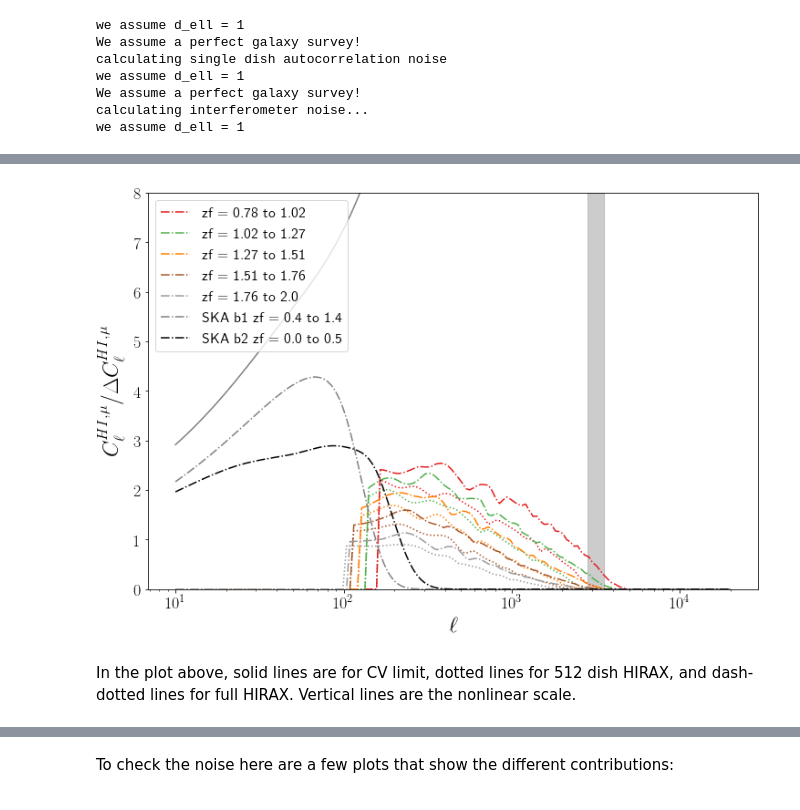
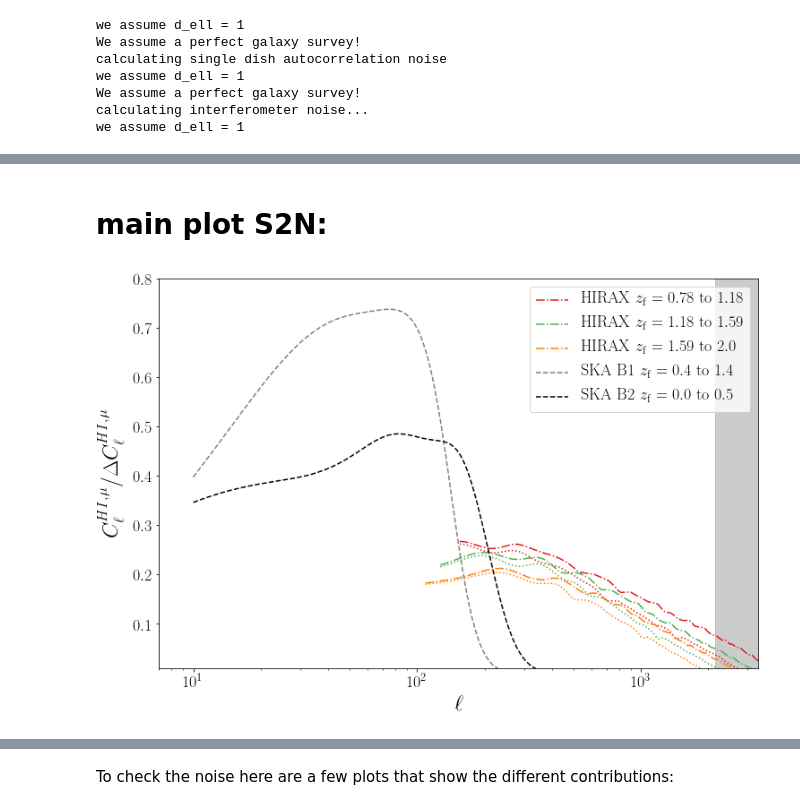
Before and after one commit to amadeuswi/MagBias, a Jupyter notebook: S2N.ipynb, the cells around one changed output, grey strips where cells are left out. Cells and saved outputs as stored; diff of their text form; code cells hidden in the pictures.

```diff
--- a/S2N.ipynb
+++ b/S2N.ipynb
@@ -5,6 +5,7 @@ from __future__ import division
 import os
 import sys
 from scipy import integrate, optimize
+
 from scipy.interpolate import interp2d, interp1d
 
 import numpy as np
@@ -15,7 +16,7 @@ import matplotlib.pyplot as P
 from time import clock
 
 
-matplotlib.rcParams['figure.figsize'] = (7, 5)
+matplotlib.rcParams['figure.figsize'] = (9, 6)
 P.rcParams['text.usetex'] = True  # not really needed
 P.rcParams['text.latex.preamble'] = [r'\usepackage{amsmath}'] #for \text command
 P.rcParams["font.size"] = 24
@@ -467,0 +508,15 @@ we assume d_ell = 1
+# %%
+
+#######NOW CALCULATE S2N FOR SKA
+
+
+#bg:
+zbbmax_b2 = zmax_of_MAXMAG(mso_b2)
+zbmin_b2, zbmax_b2, zb_b2, dzb_b2 = get_bg_bin_for_fgzmax(zmax_b2, bzmax = zbbmax_b2, bufferz = buffer_z)
+
+
+S2N_SKAb1_LSST = S2N_of_mstar_and_zf(mso_b1, ltab, zmin_b1, zmax_b1, bufferz = buffer_z)
+S2N_SKAb2_LSST = S2N_of_mstar_and_zf(mso_b2, ltab, zmin_b2, zmax_b2, bufferz = buffer_z)
+
+S2N_CV_b1 = S2N_of_mstar_and_zf(mso_b1, ltab, zmin_b1, zmax_b1, bufferz = buffer_z, SURVEY = "CV")
+S2N_CV_b2 = S2N_of_mstar_and_zf(mso_b2, ltab, zmin_b2, zmax_b2, bufferz = buffer_z, SURVEY = "CV")
@@ -468,45 +746,53 @@ we assume d_ell = 1
+# %% [markdown]
+# main plot S2N:
 # %%
 #plotting HIRAX and SKA for different binnings:
 
 fig = P.figure(figsize = (12,8)); ax1 = fig.add_subplot(111);
 
 
-color_array = np.linspace(0,1, NBIN)
 
 for i in range(NBIN):
     ci = color_array[i]
-    zfmax_now = np.around(zffli[i] + dzHIRAX,2)
-    zfmin_now = np.around(zffli[i] - dzHIRAX,2)
-    ax1.semilogx(ltab, S2Nlist_full[i],
-                 label = "zf = {} to {}".format(zfmin_now, zfmax_now),
+    zfmax_now = np.around(zHIRAX_meanbin[i] + dzHIRAX,2)
+    zfmin_now = np.around(zHIRAX_meanbin[i] - dzHIRAX,2)
+
+    plotcond = (S2Nlist_full[i] > 1e-5)
+    plotcond512 = (S2Nlist_512[i] > 1e-5)
+    ax1.semilogx(ltab[plotcond], S2Nlist_full[i][plotcond],
+                 label = r"$\mathrm{{~HIRAX~}} z_\mathrm{{f}} = {} \mathrm{{~to~}} {}$".format(zfmin_now, zfmax_now),
                  color=P.cm.Set1(ci), ls = "-.")
-    ax1.semilogx(ltab, S2Nlist_512[i],
+    ax1.semilogx(ltab[plotcond512], S2Nlist_512[i][plotcond512],
                  color=P.cm.Set1(ci), ls = ":")
 #     ax1.semilogx(ltab, S2N_CVlist[i], ls = "-",
 #                  color=P.cm.Set1(ci))
 #     ax1.axvline(ellNL[i],
 #                color=P.cm.Set1(ci))
 
+
+
 ax1.fill_between( np.array( [ellNL[0],ellNL[-1] ]), -10, 100, color = 'grey', alpha = 0.4)
 # ax1.semilogx(ltab, S2N_CVlist[0], ls = "-", color='black')
 #SKA:
 ax1.semilogx(ltab, S2N_SKAb1_LSST,
-             label = "SKA b1 zf = {} to {}".format(np.around(zmin_b1,1), np.around(zmax_b1,1)), color = "grey", ls = "-.")
-ax1.semilogx(ltab, S2N_CV_b1, color = "grey", ls = "-")
+             label = r"$\mathrm{{SKA~B1~}} z_\mathrm{{f}} = {} \mathrm{{~to~}} {}$".format(np.around(zmin_b1,1), np.around(zmax_b1,1)), color = "grey", ls = "--")
+# ax1.semilogx(ltab, S2N_CV_b1, color = "grey", ls = "-")
 
-ax1.semilogx(ltab, S2N_SKAb2_LSST, label = "SKA b2 zf = {} to {}".format(np.around(zmin_b2,1), np.around(zmax_b2,1)), color = "black", ls = "-.")
+ax1.semilogx(ltab, S2N_SKAb2_LSST, label = r"$\mathrm{{SKA~B2~}} z_\mathrm{{f}} = {} \mathrm{{~to~}} {}$".format(np.around(zmin_b2,1), np.around(zmax_b2,1)), color = "black", ls = "--")
 # ax1.semilogx(ltab, S2N_CV_b2, color = "black", ls = "-")
 
 
 ax1.set_ylabel("$C_\ell^{HI,\mu} / \Delta C_\ell^{HI,\mu} $")
 ax1.set_xlabel("$\ell$")
-ax1.legend(loc = "upper left", fontsize = 16)
-# ax1.set_ylim((0,20))
-ax1.set_ylim((0,8))
-ax.set_xlim((1e2, 1e4))
+ax1.legend(loc = "upper right", fontsize = 18)
+# ax1.set_ylim((0,50))
+ax1.set_ylim((0.01,.8))
+ax1.set_xlim((7e0, ellNL[-1]))
+# plotdir = "/Users/amadeus/Documents/PhD/Oxford/pres10min2/"
 
-P.savefig(plotdir + "S2N_SKA_HIRAX.pdf")
+# plotdir = "/Users/amadeus/Documents/PhD/Thesis/tex/images/"
+# print "we are saving plot to thesis!!!!"
+
+# P.savefig(plotdir + "S2N_SKA_HIRAX.pdf")
 # %% [output]
-[figure, old version]
+[figure, new version]
-# %% [markdown]
-In the plot above, solid lines are for CV limit, dotted lines for 512 dish HIRAX, and dash-dotted lines for full HIRAX. Vertical lines are the nonlinear scale.
```
Also changed, not shown: parts of 55 cells of this notebook, 16 other files.
